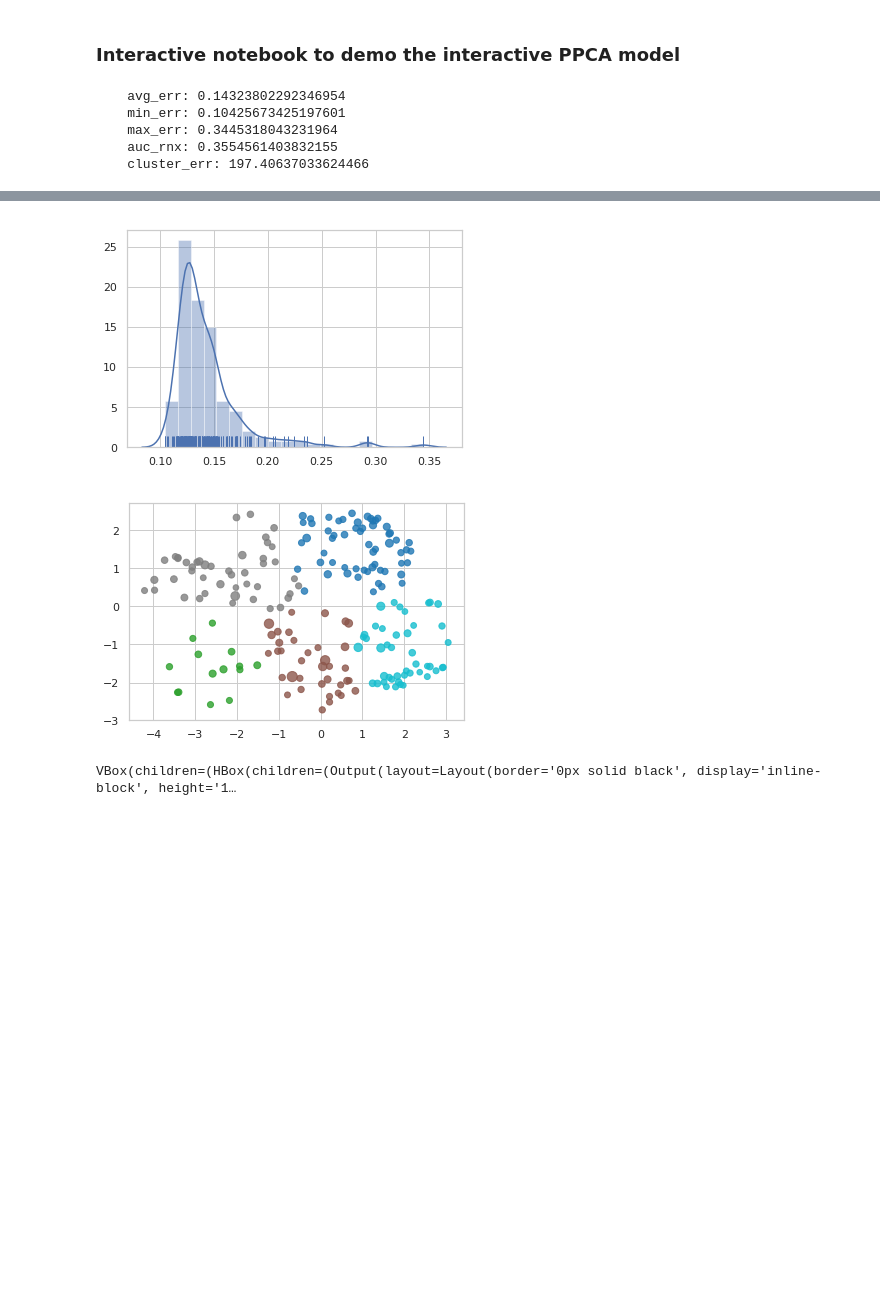
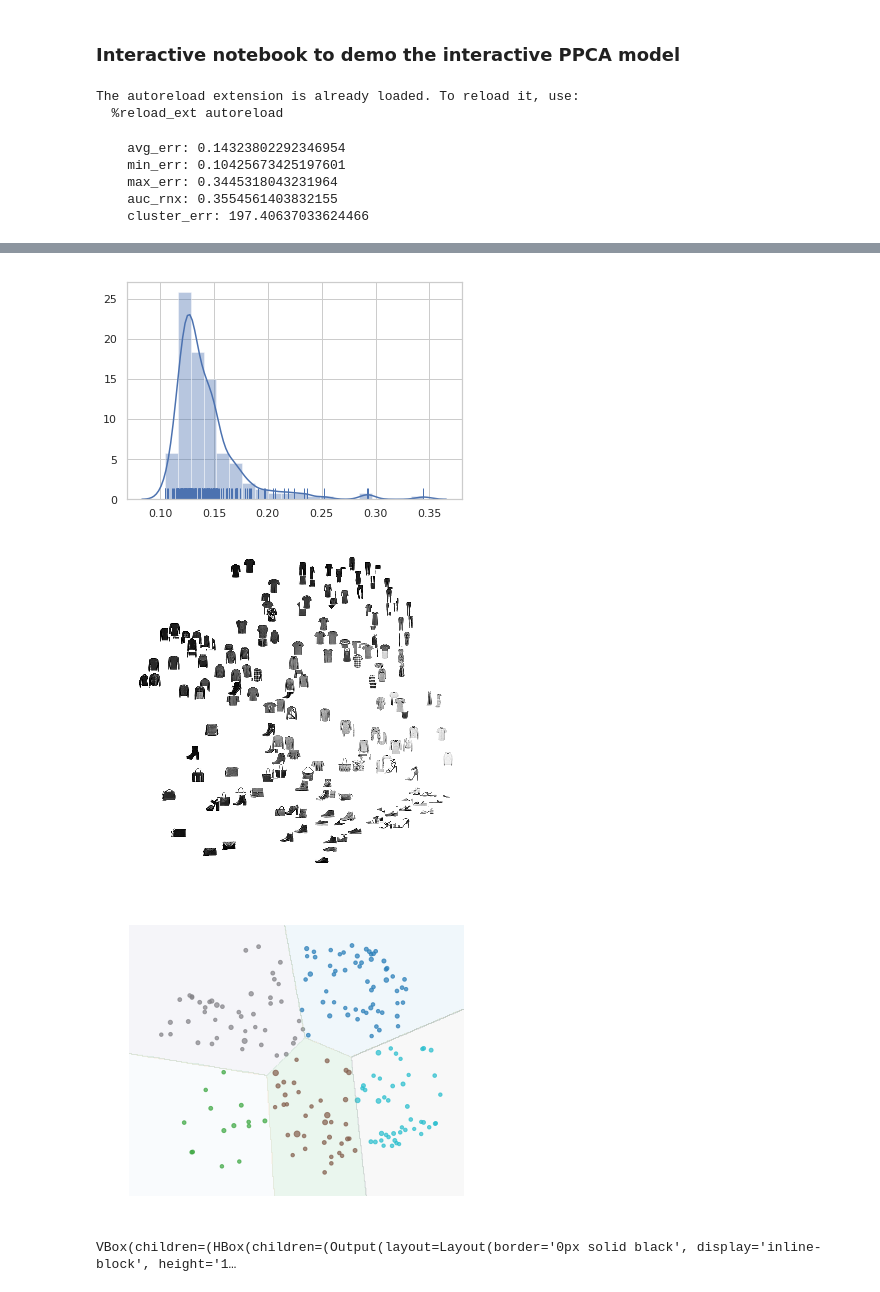
Before and after one commit to vu-minh/ppca-uncertainty, a Jupyter notebook: Interactive PPCA model.ipynb, the cells around one changed output, grey strips where cells are left out. Saved outputs shown, nothing was run; the diff lists cells and outputs as text; code cells hidden in the pictures; blank space fills up the shorter version.

Commit message:
Add kmeans prediction in 2D

```diff
--- a/Interactive PPCA model.ipynb
+++ b/Interactive PPCA model.ipynb
@@ -37,6 +37,10 @@ from common.metric.dr_metrics import DRMetric
 from sklearn.cluster import KMeans
 
 dataset.set_data_home('./data')
+plt.rcParams.update({'font.size': 32})
+# %% [output]
+The autoreload extension is already loaded. To reload it, use:
+  %reload_ext autoreload
 # %%
 dataset_name = 'FASHION200'
 is_img_dataset = dataset_name.lower().startswith( ('font', 'quickdraw', 'fashion', 'digit', 'mnist') )
@@ -57,19 +61,20 @@ n_iters = 250
 # y = y[mask]
 # %%
 # run model the first time to have an init embdedding
-losses, z2d_loc, z2d_scale, W, sigma = MAP(X, learning_rate, n_iters)
+losses, z2d_loc, z2d_scale, _, _ = MAP(X, learning_rate, n_iters)
 
 errors = np.linalg.norm(z2d_scale, axis=1)
 avg_err, min_err, max_err  = errors.mean(), errors.min(), errors.max()
 auc_rnx = DRMetric(X, z2d_loc).auc_rnx()
 
+
 def calcuate_cluster_err(K, z2d):
     kmeans = KMeans(n_clusters=K, random_state=2019)
     pred_labels = kmeans.fit_predict(z2d)
     cluster_err = kmeans.inertia_
-    return pred_labels, cluster_err
+    return kmeans, pred_labels, cluster_err
 
-pred_labels, cluster_err = calcuate_cluster_err(K=5, z2d=z2d_loc)
+kmeans, pred_labels, cluster_err = calcuate_cluster_err(K=5, z2d=z2d_loc)
 
 print(f"""
     avg_err: {avg_err}
@@ -129,3 +169,24 @@ def show_top_error_class():
+# %%
+def show_kmeans_pred(ax, kmeans, z2d):
+    # https://scikit-learn.org/stable/auto_examples/cluster/plot_kmeans_digits.html#sphx-glr-auto-examples-cluster-plot-kmeans-digits-py
+    # Step size of the mesh. Decrease to increase the quality of the VQ.
+    h = .02     # point in the mesh [x_min, x_max]x[y_min, y_max].
+    # Plot the decision boundary. For that, we will assign a color to each
+    expand = 1.2
+    x_min, x_max = z2d[:, 0].min()*expand, z2d[:, 0].max()*expand
+    y_min, y_max = z2d[:, 1].min()*expand, z2d[:, 1].max()*expand
+    xx, yy = np.meshgrid(np.arange(x_min, x_max, h), np.arange(y_min, y_max, h))
+
+    # Obtain labels for each point in mesh. Use last trained model.
+    Z = kmeans.predict(np.c_[xx.ravel(), yy.ravel()])
+
+    # Put the result into a color plot
+    Z = Z.reshape(xx.shape)
+    cs = ax.contourf(xx, yy, Z, cmap='tab20c', alpha=0.1) # plt.cm.RdYlBu
+#     ax.imshow(Z, interpolation='nearest',
+#                extent=(xx.min(), xx.max(), yy.min(), yy.max()),
+#                cmap=plt.cm.Pastel1, alpha=0.15,
+#                aspect='auto', origin='lower')
 # %%
 show_top_error_class()
 plt.show()
@@ -136,13 +197,11 @@ plt.show()
 sns.distplot(errors, bins=20, kde=True, rug=True)
 plt.show()
 
-plt.scatter(
-    x=z2d_loc[:, 0],
-    y=z2d_loc[:, 1],
-    c=pred_labels,
-    s=300*errors,
-    alpha=0.8,
-    cmap='tab10'
-)
-plt.show()
+_, ax0 = plt.subplots(1,1, figsize=(6,6))
+scatter_with_images_compare(ax0, X_original, z2d_loc)
+
+_, ax1 = plt.subplots(1,1, figsize=(6,5))
+ax1.axis('off')
+ax1.scatter(z2d_loc[:,0], z2d_loc[:,1], c=pred_labels, s=100*errors, alpha=0.7, cmap='tab10')
+show_kmeans_pred(ax1, kmeans, z2d_loc)
 # %% [output]
@@ -150,3 +209,4 @@ plt.show()
 [figure]
 [figure]
-[figure, old version]
+[figure, new version]
+[figure, added]
```
Also changed, not shown: parts of 7 cells of this notebook.
